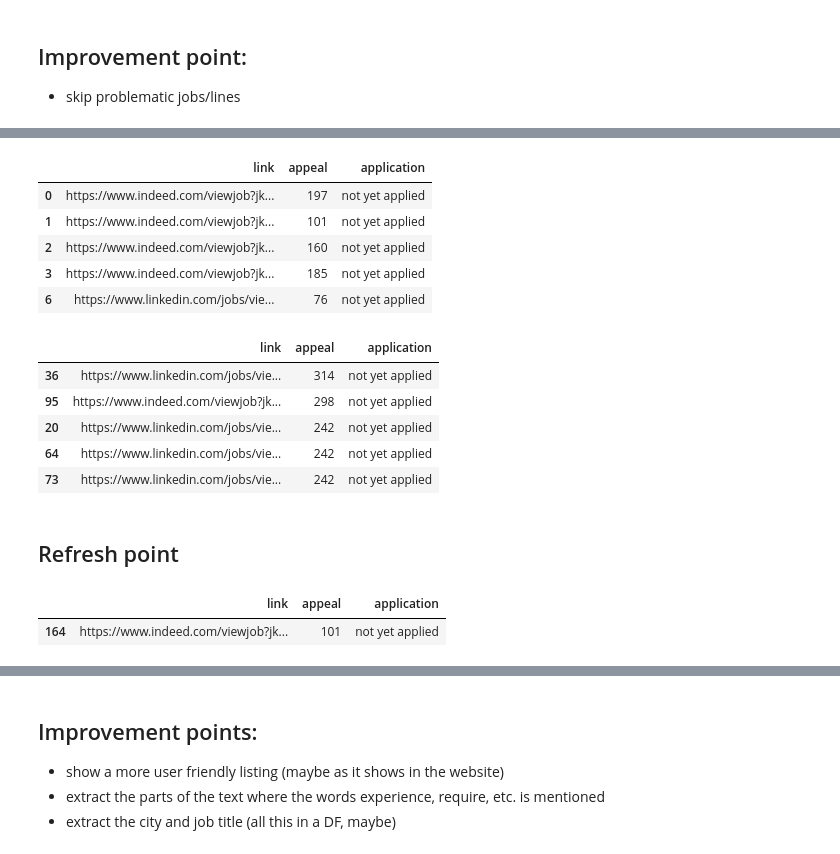
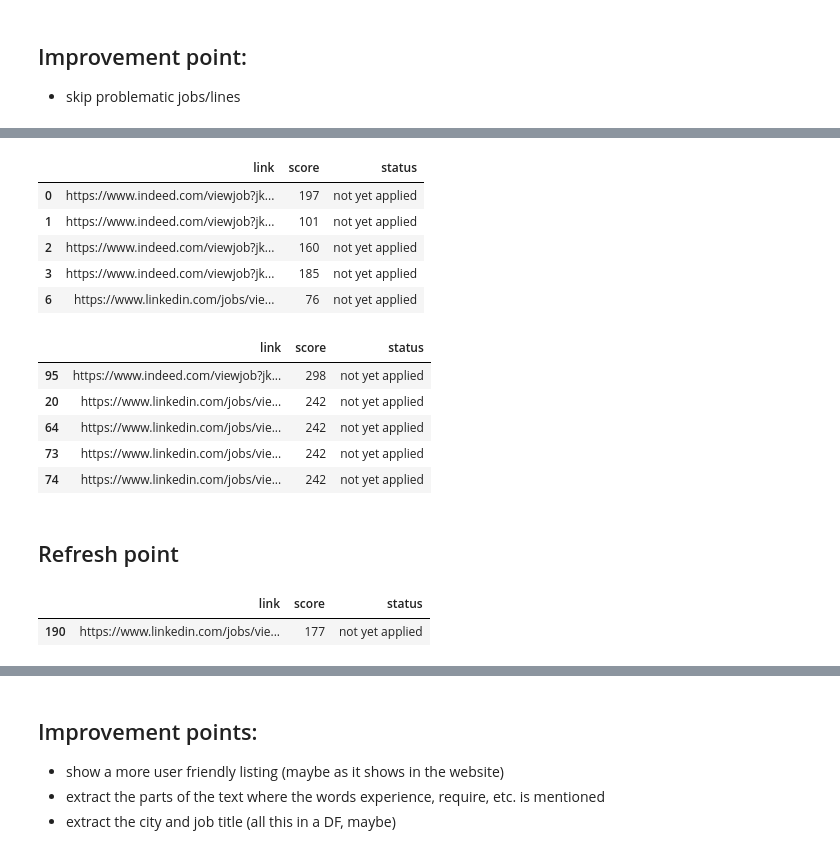
Before and after one commit to mdalisouayah/job_application_optimizer, a Jupyter notebook: job_search_application.ipynb, the cells around one changed output, grey strips where cells are left out. Saved outputs shown, nothing was run; the diff lists cells and outputs as text; code cells hidden in the pictures.

```diff
--- a/job_search_application.ipynb
+++ b/job_search_application.ipynb
@@ -163,16 +165,16 @@ for i in range(len(keywords_lol)):
     #print(i,cnt)
 # %%
 # create the dataframe
-jobs = pd.DataFrame(columns=['link', 'appeal'])
+jobs = pd.DataFrame(columns=['link', 'score'])
 # %%
 # clean up the urls
 urls = [x.replace('\n',"") for x in urls]
 # %%
 # fill in the data frame
-jobs = jobs.assign(appeal=scores_lol, link = urls).fillna(0)
+jobs = jobs.assign(score=scores_lol, link = urls).fillna(0)
 # %%
 # drop duplicate URLs
-jobs = jobs.drop_duplicates(subset=['link','appeal'])
+jobs = jobs.drop_duplicates(subset=['link','score'])
 # %%
 # create another column and mark all jobs as not applied to
-jobs['application'] = 'not yet applied'
+jobs['status'] = 'not yet applied'
@@ -183,7 +194,7 @@ pd.set_option('display.max_colwidth', None)
 # check the DF
 jobs.head()
 # %% [output]
-|  | link | appeal | application |
+|  | link | score | status |
 | 0 | https://www.indeed.com/viewjob?jk... | 197 | not yet applied |
 | 1 | https://www.indeed.com/viewjob?jk... | 101 | not yet applied |
 | 2 | https://www.indeed.com/viewjob?jk... | 160 | not yet applied |
@@ -194,14 +205,14 @@ jobs.head()
 jobs.to_csv('./jobs_{}.csv'.format(time.strftime("%Y%m%d")))
 # %%
 # show top 5 jobs
-jobs.sort_values(['application', 'appeal'], ascending=[True, False] ).head()
+jobs.sort_values(['status', 'score'], ascending=[True, False] ).head()
 # %% [output]
-|  | link | appeal | application |
-| 36 | https://www.linkedin.com/jobs/vie... | 314 | not yet applied |
+|  | link | score | status |
 | 95 | https://www.indeed.com/viewjob?jk... | 298 | not yet applied |
 | 20 | https://www.linkedin.com/jobs/vie... | 242 | not yet applied |
 | 64 | https://www.linkedin.com/jobs/vie... | 242 | not yet applied |
 | 73 | https://www.linkedin.com/jobs/vie... | 242 | not yet applied |
+| 74 | https://www.linkedin.com/jobs/vie... | 242 | not yet applied |
 # %% [markdown]
 ## Refresh point
 # %%
@@ -212,9 +225,9 @@ jobs.loc[[99,168,153,152,134,140,173,35,141,176,171,167,166,169,108,174,162,175,
 # %%
-# sort job by application status, then by score
-top_job = jobs.sort_values(['application', 'appeal'], ascending=[True, False]).head(1)
+# sort job by status status, then by score
+top_job = jobs.sort_values(['status', 'score'], ascending=[True, False]).head(1)
 top_job
 # %% [output]
-|  | link | appeal | application |
-| 164 | https://www.indeed.com/viewjob?jk... | 101 | not yet applied |
+|  | link | score | status |
+| 190 | https://www.linkedin.com/jobs/vie... | 177 | not yet applied |
 # %%
 # prior to applying, search the JD for required skills, experience, etc. # CMD + F
```
Also changed, not shown: parts of 7 cells of this notebook.
